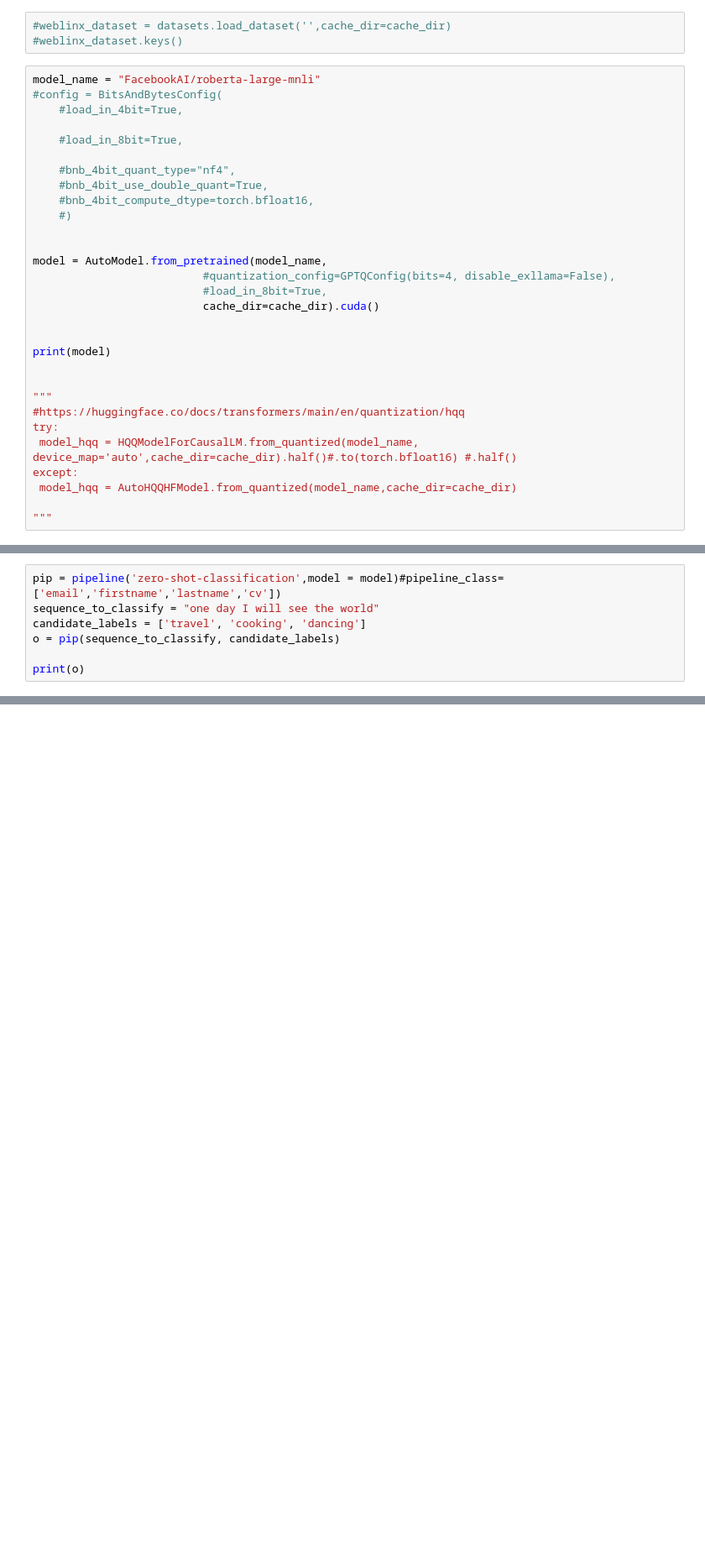
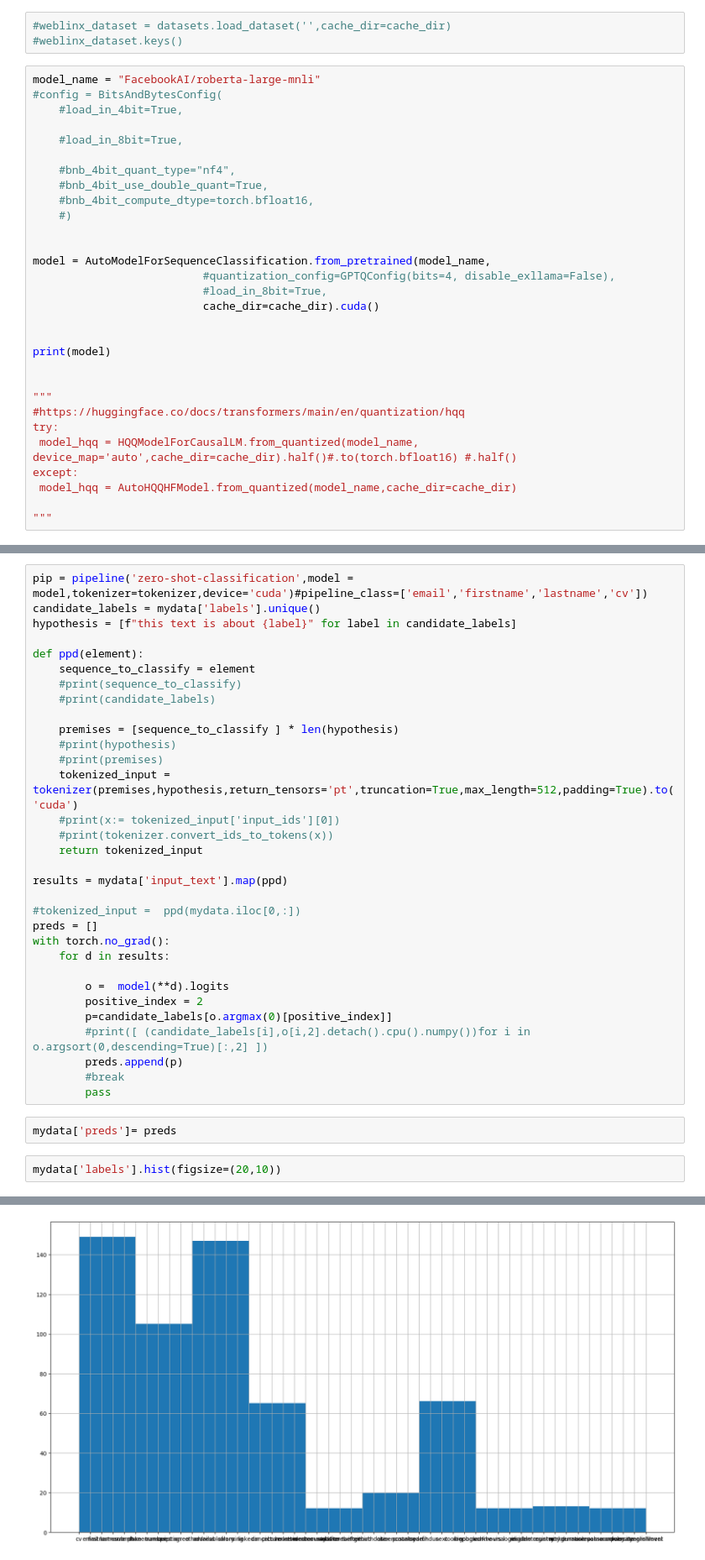
Before and after one commit to majidsh97/LLM, a Jupyter notebook: web_agent_mnli.ipynb, the cells around one changed output, grey strips where cells are left out. Shown at 84% size. Saved outputs shown, nothing was run; the diff lists cells and outputs as text; blank space fills up the shorter version.

```diff
--- a/web_agent_mnli.ipynb
+++ b/web_agent_mnli.ipynb
@@ -37,7 +50,7 @@ model_name = "FacebookAI/roberta-large-mnli"
     #)
 
 
-model = AutoModel.from_pretrained(model_name,
+model = AutoModelForSequenceClassification.from_pretrained(model_name,
                           #quantization_config=GPTQConfig(bits=4, disable_exllama=False),
                           #load_in_8bit=True,
                           cache_dir=cache_dir).cuda()
@@ -57,7 +92,37 @@ except:
-# %%
-pip = pipeline('zero-shot-classification',model = model)#pipeline_class=['email','firstname','lastname','cv'])
-sequence_to_classify = "one day I will see the world"
-candidate_labels = ['travel', 'cooking', 'dancing']
-o = pip(sequence_to_classify, candidate_labels)
-
-print(o)
+# %%
+pip = pipeline('zero-shot-classification',model = model,tokenizer=tokenizer,device='cuda')#pipeline_class=['email','firstname','lastname','cv'])
+candidate_labels = mydata['labels'].unique()
+hypothesis = [f"this text is about {label}" for label in candidate_labels]
+
+def ppd(element):
+    sequence_to_classify = element
+    #print(sequence_to_classify)
+    #print(candidate_labels)
+
+    premises = [sequence_to_classify ] * len(hypothesis)
+    #print(hypothesis)
+    #print(premises)
+    tokenized_input = tokenizer(premises,hypothesis,return_tensors='pt',truncation=True,max_length=512,padding=True).to('cuda')
+    #print(x:= tokenized_input['input_ids'][0])
+    #print(tokenizer.convert_ids_to_tokens(x))
+    return tokenized_input
+
+results = mydata['input_text'].map(ppd)
+
+#tokenized_input =  ppd(mydata.iloc[0,:])
+preds = []
+with torch.no_grad():
+    for d in results:
+
+        o =  model(**d).logits
+        positive_index = 2
+        p=candidate_labels[o.argmax(0)[positive_index]]
+        #print([ (candidate_labels[i],o[i,2].detach().cpu().numpy())for i in o.argsort(0,descending=True)[:,2] ])
+        preds.append(p)
+        #break
+        pass
+# %%
+mydata['preds']= preds
+# %%
+mydata['labels'].hist(figsize=(20,10))
+# %% [output]
@@ -63,0 +130 @@ print(o)
+[figure, added]
```
Also changed, not shown: parts of 13 cells of this notebook.
